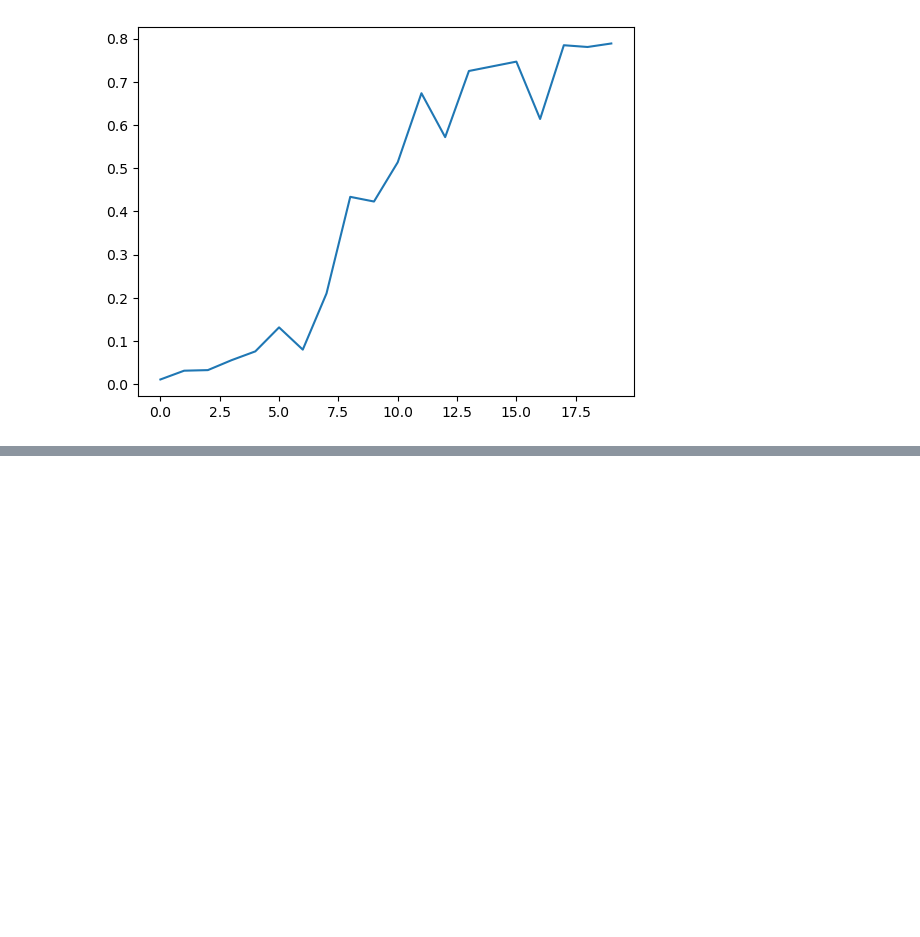
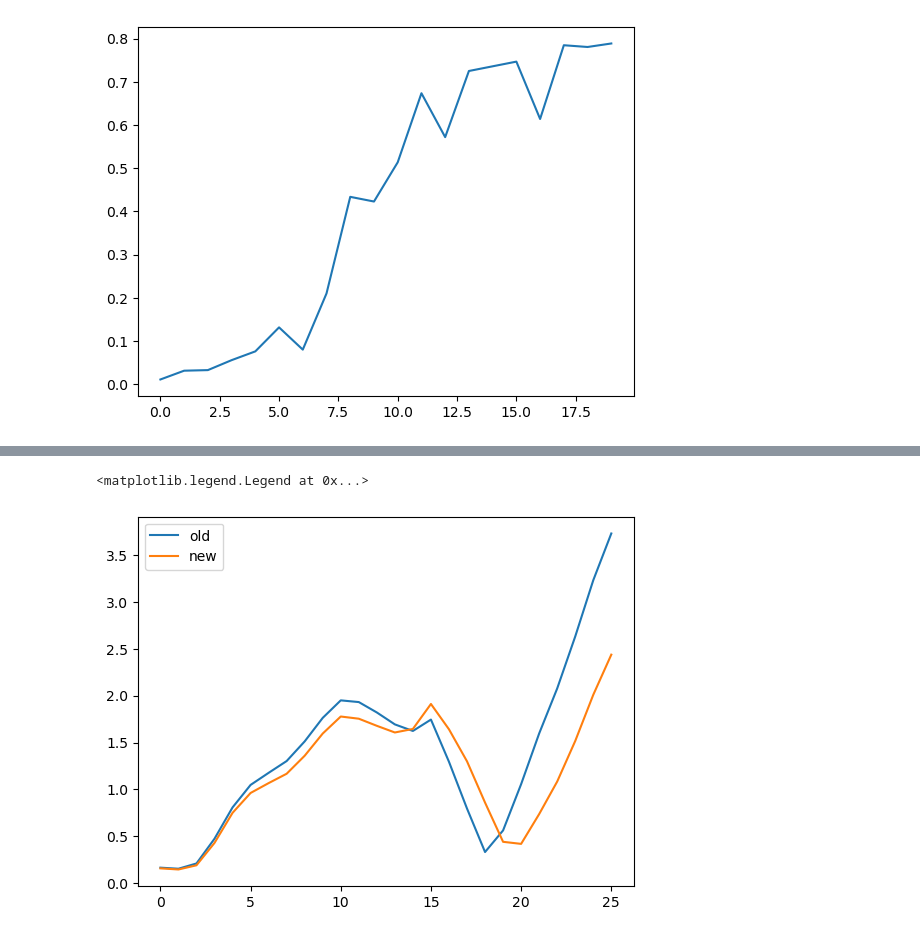
Before and after one commit to Liu-Xinhang/gaussian-splatting, a Jupyter notebook: tools/visualize_eval.ipynb, the cells around one changed output, grey strips where cells are left out. Drawn from its saved outputs; the diff is of its cells as text; code cells hidden in the pictures; blank space fills up the shorter version.

```diff
--- a/tools/visualize_eval.ipynb
+++ b/tools/visualize_eval.ipynb
@@ -95,0 +111,7 @@ plt.plot([compute_degree_and_cm_ratio(np.load(degree), np.load(cm), 3, 3) for de
+# %%
+plt.plot(cm_10, label="old")
+plt.plot(cm_10_bundle, label="new")
+plt.legend()
+# %% [output]
+<matplotlib.legend.Legend at 0x...>
+[figure, added]
```
Also changed, not shown: parts of 3 cells of this notebook, 14 other files.
